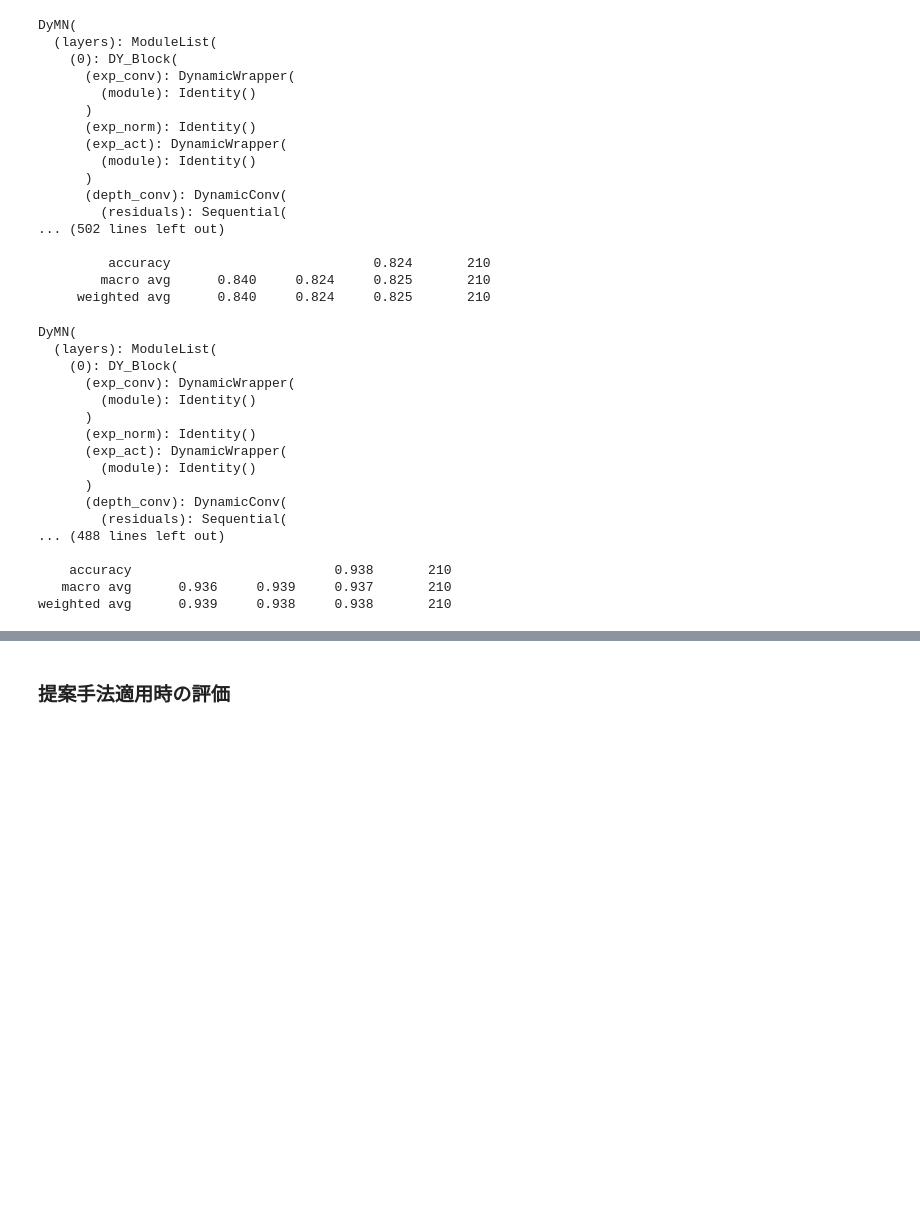
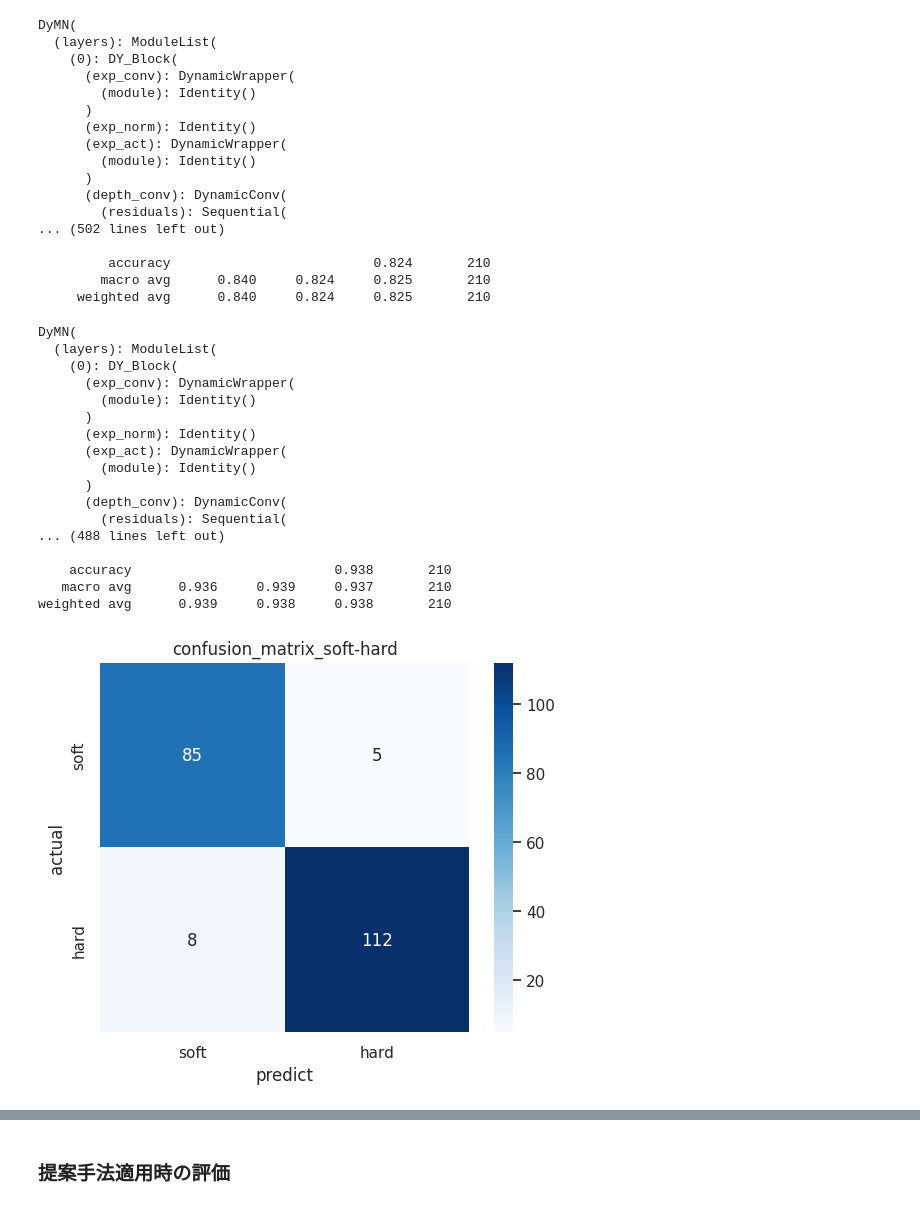
Before and after one commit to nish247/CNN_contact-obj, a Jupyter notebook: main.ipynb, the cells around one changed output, grey strips where cells are left out. Drawn from its saved outputs; the diff is of its cells as text; code cells hidden in the pictures; blank space fills up the shorter version.

Commit message:
Add ConfudionMatrix

```diff
--- a/main.ipynb
+++ b/main.ipynb
@@ -2212,33 +2212,39 @@ val = torch.utils.data.TensorDataset(val_feature, val_labels[:,label_num])
 test = torch.utils.data.TensorDataset(test_feature, test_labels[:,label_num])
 
 # データローダに読み込む
 
 batch_size = 25 # バッチサイズ
 
 # shuffle はデフォルトで False のため、学習データのみ True に指定
 train_loader = torch.utils.data.DataLoader(train, batch_size)
 val_loader = torch.utils.data.DataLoader(val, batch_size)
 test_loader = torch.utils.data.DataLoader(test, batch_size)
 shPreds , shActuals, shReport , shConfidences = EvalCNN_trained(test_loader,device,0,2,shModel_eval)
 print(shReport)
+
+MakeConfusionMatrix(actual = shActuals,
+predict = shPreds,
+target = shLabel,
+subject = 'soft-hard')
 # %% [output]
 DyMN(
   (layers): ModuleList(
     (0): DY_Block(
       (exp_conv): DynamicWrapper(
         (module): Identity()
       )
       (exp_norm): Identity()
       (exp_act): DynamicWrapper(
         (module): Identity()
       )
       (depth_conv): DynamicConv(
         (residuals): Sequential(
 ... (488 lines left out)
 
     accuracy                          0.938       210
    macro avg      0.936     0.939     0.937       210
 weighted avg      0.939     0.938     0.938       210
+[figure, added]
 # %%
 model_path = 'data/models_saved/202406302329_matModel_2.pth'
 matModel_eval = torch.load(model_path)
```
Also changed, not shown: parts of 6 cells of this notebook.
